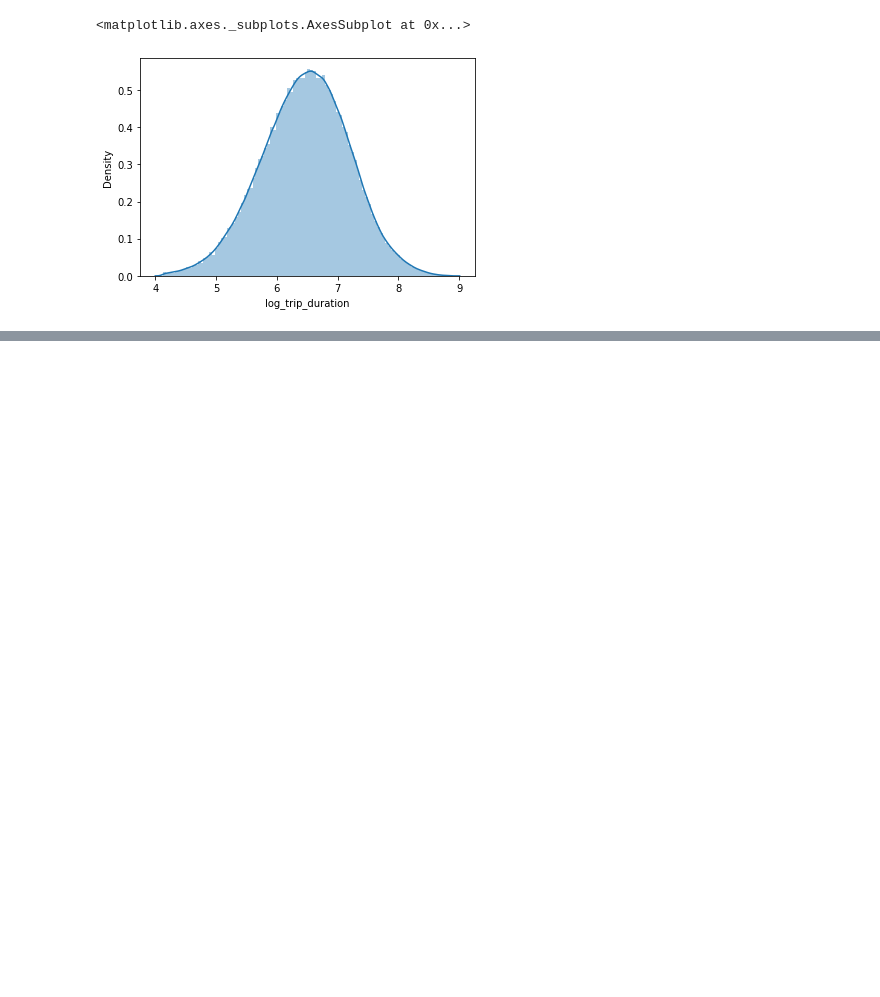
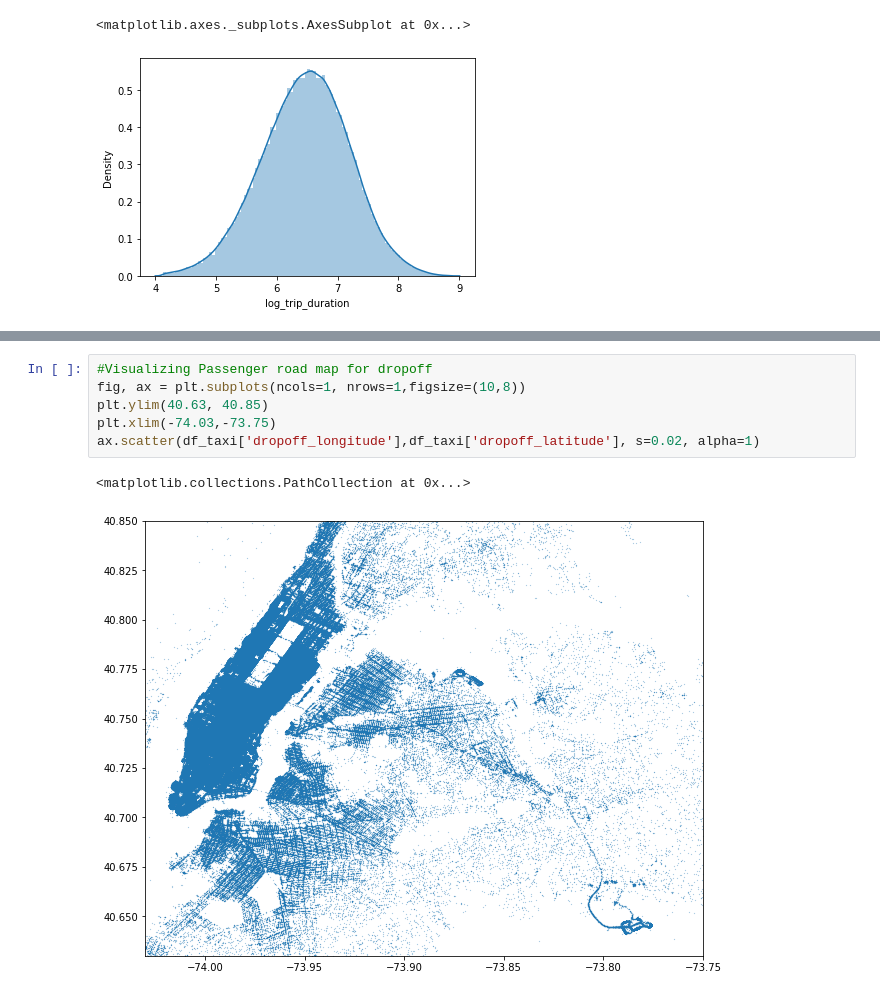
Before and after one commit to Manoj-Korukonda/NYC-taxi-trip-time-prediction, a Jupyter notebook: Manoj_nyc_taxi_trip_time_prediction_.ipynb, the cells around one changed output, grey strips where cells are left out. Saved outputs shown, nothing was run; the diff lists cells and outputs as text; blank space fills up the shorter version.

```diff
--- a/Manoj_nyc_taxi_trip_time_prediction_.ipynb
+++ b/Manoj_nyc_taxi_trip_time_prediction_.ipynb
@@ -569,0 +596,9 @@ sns.distplot(df_taxi["log_trip_duration"], bins =100)
+# %%
+#Visualizing Passenger road map for dropoff
+fig, ax = plt.subplots(ncols=1, nrows=1,figsize=(10,8))
+plt.ylim(40.63, 40.85)
+plt.xlim(-74.03,-73.75)
+ax.scatter(df_taxi['dropoff_longitude'],df_taxi['dropoff_latitude'], s=0.02, alpha=1)
+# %% [output]
+<matplotlib.collections.PathCollection at 0x...>
+[figure, added]
```
Also changed, not shown: parts of 19 cells of this notebook.
